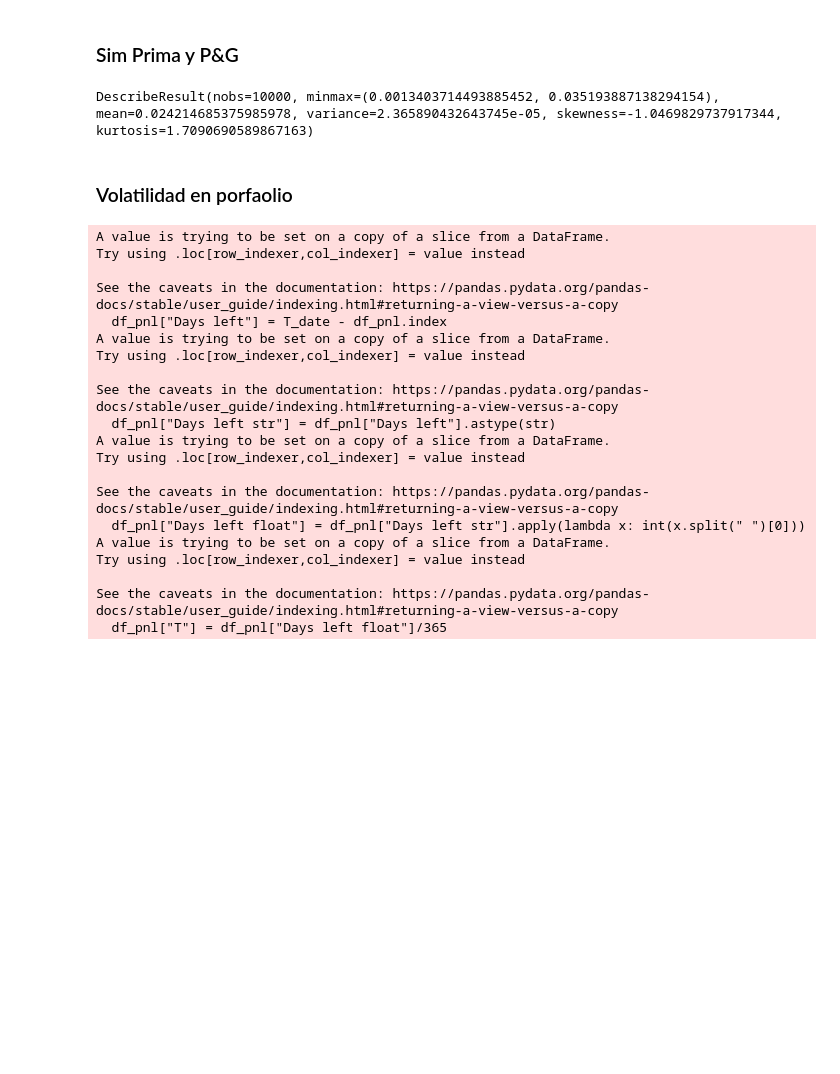
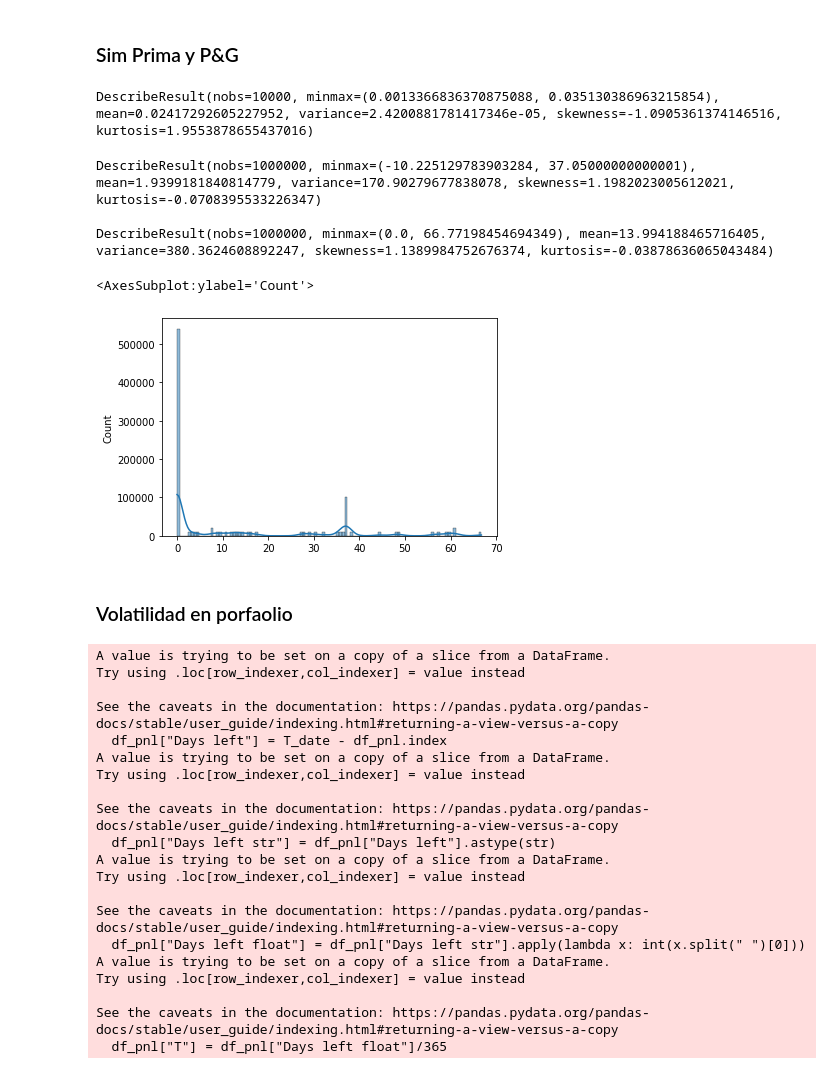
Before and after one commit to danielgvb/risk_sim, a Jupyter notebook: Risk_Sim.ipynb, the cells around one changed output. Saved outputs shown, nothing was run; the diff lists cells and outputs as text; code cells hidden in the pictures; blank space fills up the shorter version.

Commit message:
simulación pyg completa al final del periodo T

```diff
--- a/Risk_Sim.ipynb
+++ b/Risk_Sim.ipynb
@@ -682,7 +682,7 @@ spot_prices = df_spot_coffee
 #Combinacion de las dos primas
 primas_b = []
 primas_s = []
-
+primas = []
 primas_pct = []
 
 
@@ -695,18 +695,25 @@ for i in range(n):
     prima_s = call(S,K_techo,T,r,sigma) # price of option in unites for SELL strategy
     primas_s.append(prima_s)
     prima = prima_b - prima_s
+    primas.append(prima)
     prima_pct = prima / K #price of option %
     primas_pct.append(prima_pct)
 
+
+primas_arr = np.array(prima)
 primas_pct_arr = np.array(primas_pct)
-prima_avg = primas_pct_arr.mean()
-p995 = np.percentile(primas_pct_arr, 99.5)
+prima_avg = primas_arr.mean()
+prima_avg_pct = primas_pct_arr.mean()
+p995 = np.percentile(primas_arr, 99.5)
+p995_pct = np.percentile(primas_pct_arr, 99.5)
 
 
 KdC = 0.15
 taxes = 0.7
 margen = (p995 - prima_avg)*KdC
-primas_obj = ((primas_pct_arr + margen)/taxes)*pct_cobertura
-st.describe(primas_obj)
+margen_pct = (p995_pct - prima_avg_pct)*KdC
+primas_obj = ((primas_arr + margen)/taxes)*pct_cobertura
+primas_obj_pct = ((primas_pct_arr + margen_pct)/taxes)*pct_cobertura
+st.describe(primas_obj_pct)
 # %% [output]
-DescribeResult(nobs=10000, minmax=(0.0013403714493885452, 0.035193887138294154), mean=0.024214685375985978, variance=2.365890432643745e-05, skewness=-1.0469829737917344, kurtosis=1.7090690589867163)
+DescribeResult(nobs=10000, minmax=(0.0013366836370875088, 0.035130386963215854), mean=0.02417292605227952, variance=2.4200881781417346e-05, skewness=-1.0905361374146516, kurtosis=1.9553878655437016)
@@ -713,3 +764,28 @@ DescribeResult(nobs=10000, minmax=(0.0013403714493885452, 0.035193887138294154),
+# %%
+#desempacar pygs
+pygs_f = []
+for lista in pygs:
+    for item in lista:
+        pygs_f.append(item)
+
+#desempacar pyg sura:
+suras_f = [] # esta lista tiene los pyg para sura de la estructura al final del periodo
+for lista in suras:
+    for item in lista:
+        suras_f.append(item)
+
+print(st.describe(pygs_f))
+print("")
+print(st.describe(suras_f))
+# %% [output]
+DescribeResult(nobs=1000000, minmax=(-10.225129783903284, 37.05000000000001), mean=1.9399181840814779, variance=170.90279677838078, skewness=1.1982023005612021, kurtosis=-0.0708395533226347)
+
+DescribeResult(nobs=1000000, minmax=(0.0, 66.77198454694349), mean=13.994188465716405, variance=380.3624608892247, skewness=1.1389984752676374, kurtosis=-0.03878636065043484)
+# %%
+sns.histplot(suras_f, kde = True)
+# %% [output]
+<AxesSubplot:ylabel='Count'>
+[figure, added]
 # %% [markdown]
 ### Volatilidad en porfaolio
 # %%
```
Also changed, not shown: parts of 12 cells of this notebook.
